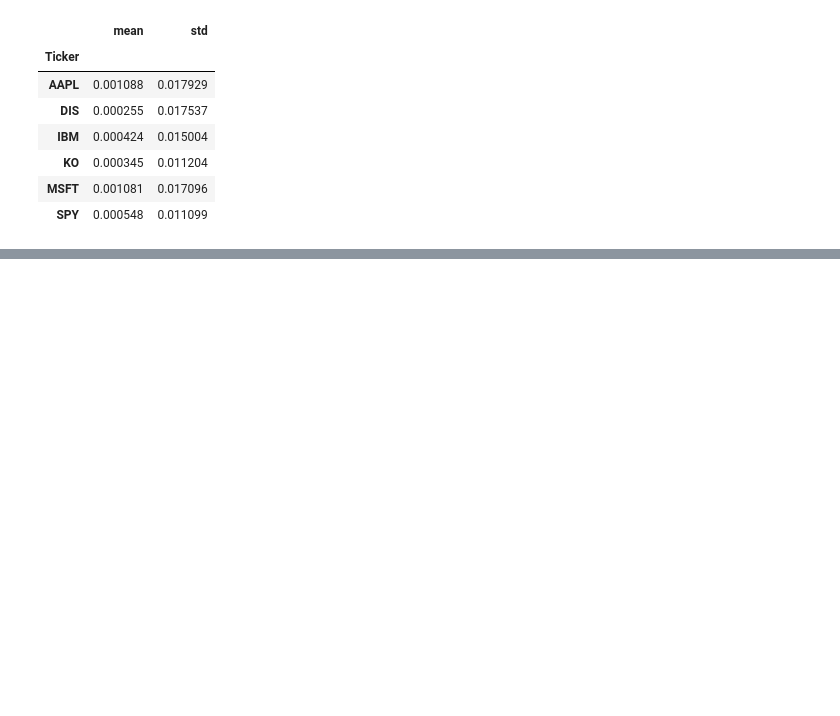
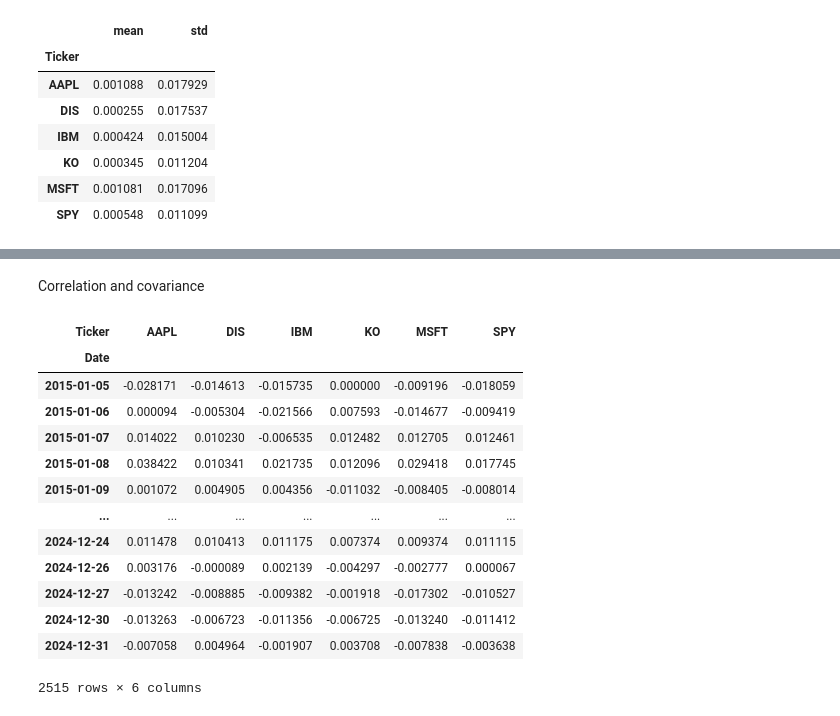
Before and after one commit to collochumba/machine_learning_manafrica, a Jupyter notebook: usd1.ipynb, the cells around one changed output, grey strips where cells are left out. Saved outputs shown, nothing was run; the diff lists cells and outputs as text; code cells hidden in the pictures; blank space fills up the shorter version.

Commit message:
categorical values for machine learning and  covariance and correlation for trading algorithm

```diff
--- a/usd1.ipynb
+++ b/usd1.ipynb
@@ -670,0 +645,19 @@ plt.show()
+# %% [markdown]
+Correlation and covariance
+# %%
+ret
+# %% [output]
+| Ticker | AAPL | DIS | IBM | KO | MSFT | SPY |
+| Date |  |  |  |  |  |  |
+| 2015-01-05 | -0.028171 | -0.014613 | -0.015735 | 0.000000 | -0.009196 | -0.018059 |
+| 2015-01-06 | 0.000094 | -0.005304 | -0.021566 | 0.007593 | -0.014677 | -0.009419 |
+| 2015-01-07 | 0.014022 | 0.010230 | -0.006535 | 0.012482 | 0.012705 | 0.012461 |
+| 2015-01-08 | 0.038422 | 0.010341 | 0.021735 | 0.012096 | 0.029418 | 0.017745 |
+| 2015-01-09 | 0.001072 | 0.004905 | 0.004356 | -0.011032 | -0.008405 | -0.008014 |
+| ... | ... | ... | ... | ... | ... | ... |
+| 2024-12-24 | 0.011478 | 0.010413 | 0.011175 | 0.007374 | 0.009374 | 0.011115 |
+| 2024-12-26 | 0.003176 | -0.000089 | 0.002139 | -0.004297 | -0.002777 | 0.000067 |
+| 2024-12-27 | -0.013242 | -0.008885 | -0.009382 | -0.001918 | -0.017302 | -0.010527 |
+| 2024-12-30 | -0.013263 | -0.006723 | -0.011356 | -0.006725 | -0.013240 | -0.011412 |
+| 2024-12-31 | -0.007058 | 0.004964 | -0.001907 | 0.003708 | -0.007838 | -0.003638 |
+2515 rows × 6 columns
```
Also changed, not shown: parts of 60 cells of this notebook, 5 other files.
